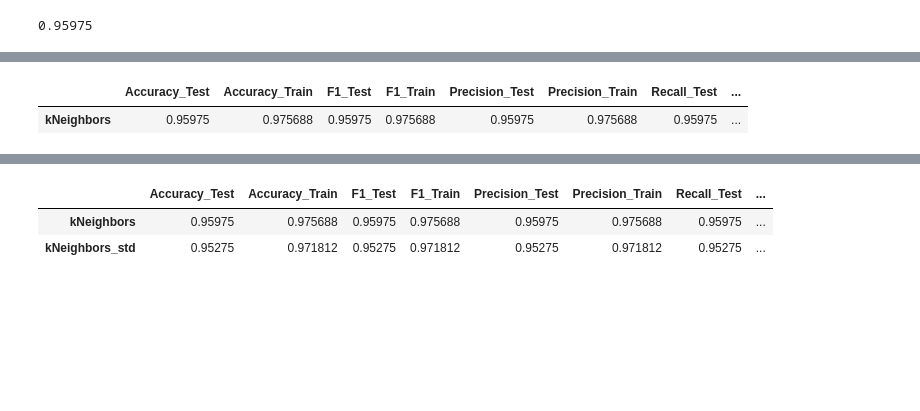
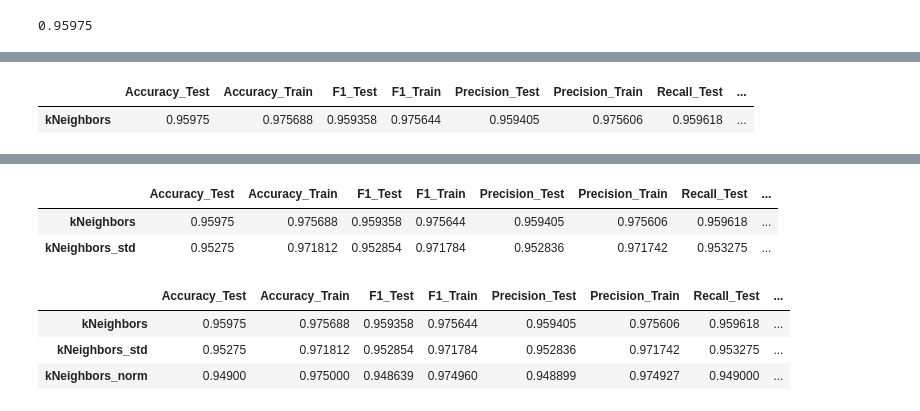
Before and after one commit to maciejniklas/LetterImageRecognition, a Jupyter notebook: Workbook.ipynb, the cells around one changed output, grey strips where cells are left out. Drawn from its saved outputs; the diff is of its cells as text; code cells hidden in the pictures; blank space fills up the shorter version.

Commit message:
A precise description of the model based on KNN classifier

```diff
--- a/Workbook.ipynb
+++ b/Workbook.ipynb
@@ -289,27 +289,27 @@ array([[146,   0,   0,   0,   0,   0,   0,   0,   0,   0,   0,   0,   0,
       dtype=int64)
 # %%
 # Function that compute classifier's score
-def fit_classifier(alg, xTrain, xTest, yTrain, yTest):
+def ClassifierScore(alg, xTrain, xTest, yTrain, yTest):
     alg.fit(xTrain, yTrain)
     yTrainPred = alg.predict(xTrain)
     yTestPred = alg.predict(xTest)
     return {
         "Accuracy_Train": sklearn.metrics.accuracy_score(yTrainPred, yTrain),
         "Accuracy_Test": sklearn.metrics.accuracy_score(yTestPred, yTest),
-        "Precision_Train":   sklearn.metrics.precision_score(yTrainPred, yTrain, average='micro'),
-        "Precision_Test":   sklearn.metrics.precision_score(yTestPred, yTest, average='micro'),
-        "Recall_Train":   sklearn.metrics.recall_score(yTrainPred, yTrain, average='micro'),
-        "Recall_Test":   sklearn.metrics.recall_score(yTestPred, yTest, average='micro'),
-        "F1_Train":  sklearn.metrics.f1_score(yTrainPred, yTrain, average='micro'),
-        "F1_Test":  sklearn.metrics.f1_score(yTestPred, yTest, average='micro')
+        "Precision_Train":   sklearn.metrics.precision_score(yTrainPred, yTrain, average='macro'),
+        "Precision_Test":   sklearn.metrics.precision_score(yTestPred, yTest, average='macro'),
+        "Recall_Train":   sklearn.metrics.recall_score(yTrainPred, yTrain, average='macro'),
+        "Recall_Test":   sklearn.metrics.recall_score(yTestPred, yTest, average='macro'),
+        "F1_Train":  sklearn.metrics.f1_score(yTrainPred, yTrain, average='macro'),
+        "F1_Test":  sklearn.metrics.f1_score(yTestPred, yTest, average='macro')
     }
 # %%
 #Classifier score
-score = pd.DataFrame({'kNeighbors': fit_classifier(kNeighbors, xTrain, xTest, yTrain, yTest)}).T
+score = pd.DataFrame({'kNeighbors': ClassifierScore(kNeighbors, xTrain, xTest, yTrain, yTest)}).T
 score
 # %% [output]
 |  | Accuracy_Test | Accuracy_Train | F1_Test | F1_Train | Precision_Test | Precision_Train | Recall_Test | ... |
-| kNeighbors | 0.95975 | 0.975688 | 0.95975 | 0.975688 | 0.95975 | 0.975688 | 0.95975 | ... |
+| kNeighbors | 0.95975 | 0.975688 | 0.959358 | 0.975644 | 0.959405 | 0.975606 | 0.959618 | ... |
 # %%
 # Means
 meanTrain = xTrain.mean(axis=0)
@@ -400,10 +400,20 @@ yegvx    1.612769
 dtype: float64
 # %%
 # Score for standarized values
-score = score.append(pd.DataFrame({'kNeighbors_std': fit_classifier(sklearn.neighbors.KNeighborsClassifier(), (xTrain-meanTrain)/stdTrain, (xTest-meanTest)/stdTest, yTrain, yTest)}).T)
+score = score.append(pd.DataFrame({'kNeighbors_std': ClassifierScore(sklearn.neighbors.KNeighborsClassifier(), (xTrain-meanTrain)/stdTrain, (xTest-meanTest)/stdTest, yTrain, yTest)}).T)
 score
 # Results are similar because all dataset values were scale into values in the range of 0 and 15 from the beginning
 # %% [output]
 |  | Accuracy_Test | Accuracy_Train | F1_Test | F1_Train | Precision_Test | Precision_Train | Recall_Test | ... |
-| kNeighbors | 0.95975 | 0.975688 | 0.95975 | 0.975688 | 0.95975 | 0.975688 | 0.95975 | ... |
-| kNeighbors_std | 0.95275 | 0.971812 | 0.95275 | 0.971812 | 0.95275 | 0.971812 | 0.95275 | ... |
+| kNeighbors | 0.95975 | 0.975688 | 0.959358 | 0.975644 | 0.959405 | 0.975606 | 0.959618 | ... |
+| kNeighbors_std | 0.95275 | 0.971812 | 0.952854 | 0.971784 | 0.952836 | 0.971742 | 0.953275 | ... |
+# %%
+# Score for normalized values
+score = score.append(pd.DataFrame({'kNeighbors_norm': ClassifierScore(sklearn.neighbors.KNeighborsClassifier(), (xTrain-xTrain.min())/(xTrain.max()-xTrain.min()), (xTest-xTest.min())/(xTest.max()-xTest.min()), yTrain, yTest)}).T)
+score
+# Score for normalized values are worse than all others. The best results are achieved for 'raw' dataset for now
+# %% [output]
+|  | Accuracy_Test | Accuracy_Train | F1_Test | F1_Train | Precision_Test | Precision_Train | Recall_Test | ... |
+| kNeighbors | 0.95975 | 0.975688 | 0.959358 | 0.975644 | 0.959405 | 0.975606 | 0.959618 | ... |
+| kNeighbors_std | 0.95275 | 0.971812 | 0.952854 | 0.971784 | 0.952836 | 0.971742 | 0.953275 | ... |
+| kNeighbors_norm | 0.94900 | 0.975000 | 0.948639 | 0.974960 | 0.948899 | 0.974927 | 0.949000 | ... |
```
Also changed, not shown: parts of 8 cells of this notebook.
